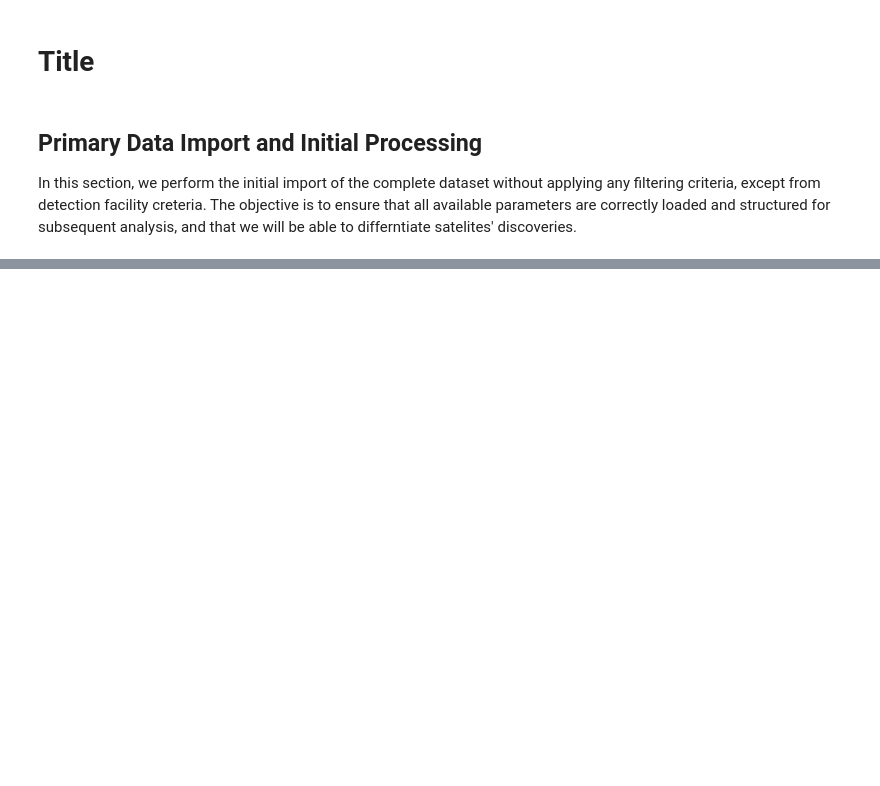
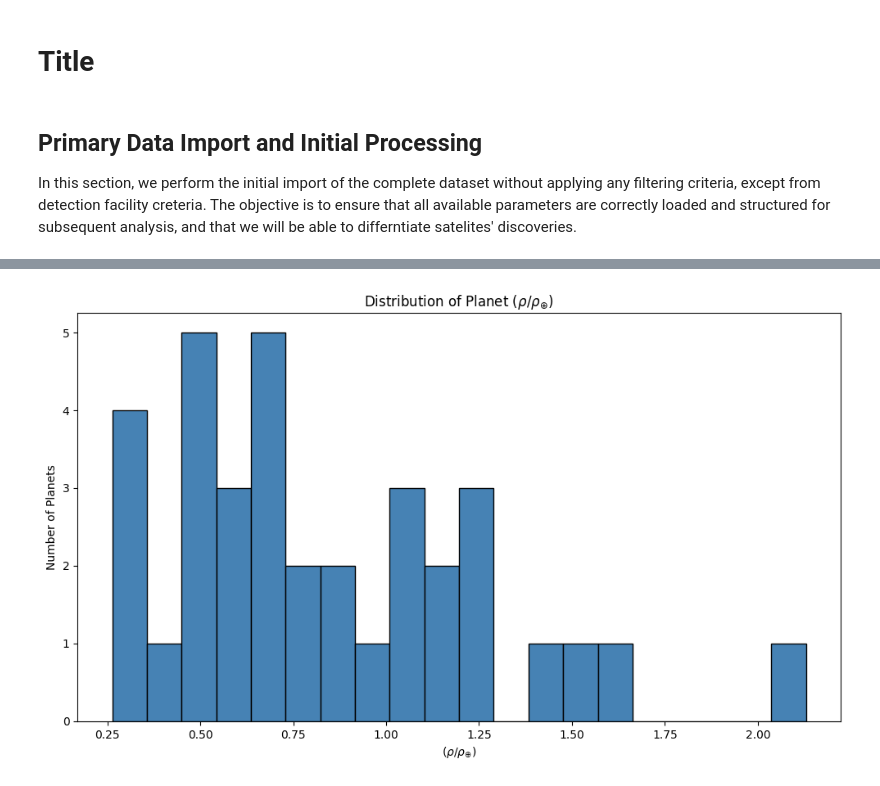
Before and after one commit to wikreg/Stage_CEA_Exoplanet_VR, a Jupyter notebook: Stage_CEA_Exoplanet/main.ipynb, the cells around one changed output, grey strips where cells are left out. Drawn from its saved outputs; the diff is of its cells as text; code cells hidden in the pictures; blank space fills up the shorter version.

```diff
--- a/Stage_CEA_Exoplanet/main.ipynb
+++ b/Stage_CEA_Exoplanet/main.ipynb
@@ -36,0 +38,4 @@ plot_histogram(full_data)
+# %%
+plot_histogram_density_Mtype(Mdwarf_sample_2021_restricted)
+# %% [output]
+[figure, added]
```
Also changed, not shown: parts of 6 cells of this notebook, 3 other files.
